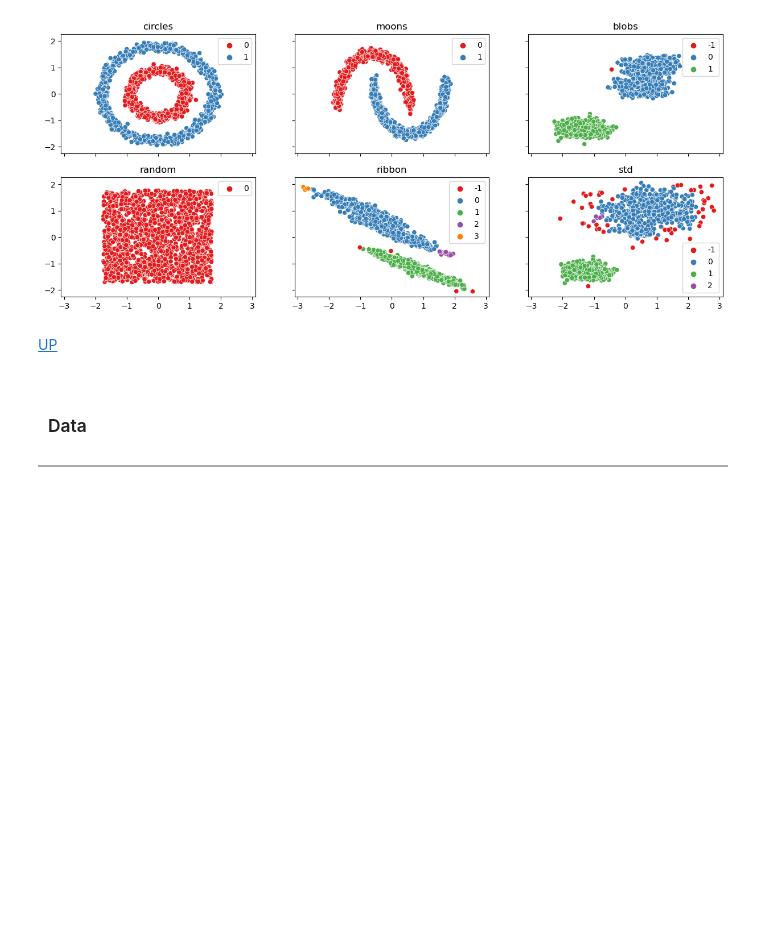
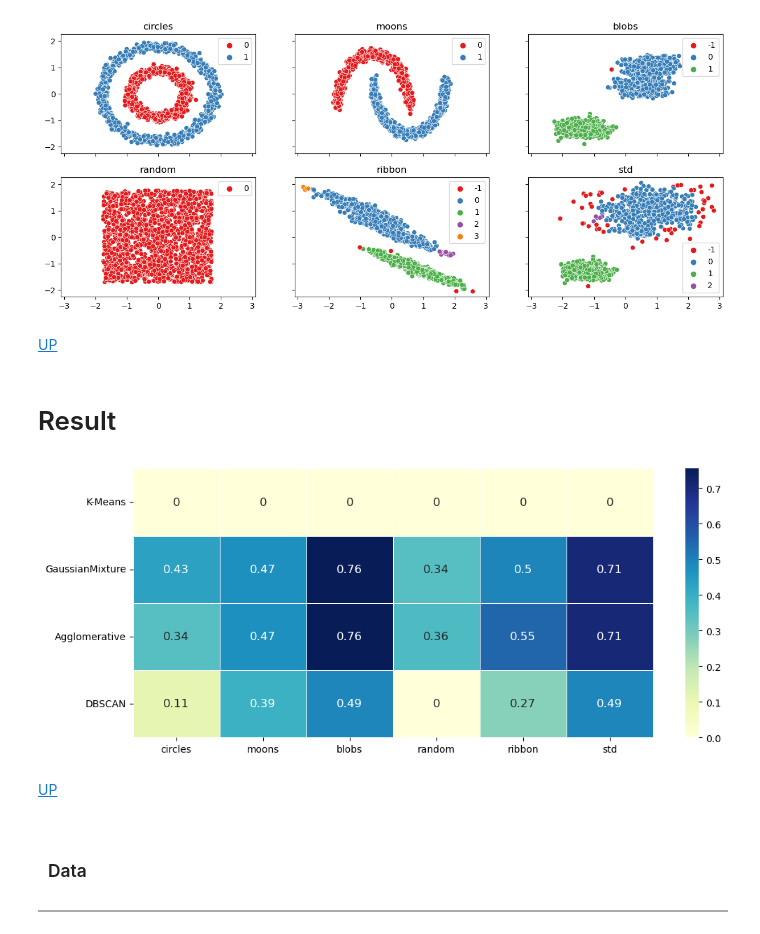
Before and after one commit to leopoldgerber/Machine-Learning, a Jupyter notebook: ML-7. Clustering.ipynb, the cells around one changed output. Cells and saved outputs as stored; diff of their text form; code cells hidden in the pictures; blank space fills up the shorter version.

```diff
--- a/ML-7. Clustering.ipynb
+++ b/ML-7. Clustering.ipynb
@@ -220,6 +273,8 @@ plt.show()
 </div>
 </left>
 # %%
+gmm_silhouette_score = []
+
 datasets_params_list = [
     (noisy_circles, {'n_components': 10}),
     (noisy_moons, {'n_components': 6}),
@@ -235,7 +290,13 @@ for i, (x_train, gmm_params) in enumerate(datasets_params_list):
     gmm = GaussianMixture(n_components = gmm_params['n_components'], max_iter = 100, init_params = 'k-means++'
                           , tol = .0001, random_state = 11)
     gmm.fit(x_train)
-    y_pred = np.hstack([x_train, gmm.predict(x_train).reshape(-1, 1)])
+    predict = gmm.predict(x_train)
+    y_pred = np.hstack([x_train, predict.reshape(-1, 1)])
+
+    if len(np.unique(predict)) > 1 and len(np.unique(predict)) < 100:
+        gmm_silhouette_score.append(silhouette_score(x_train, predict))
+    else:
+        gmm_silhouette_score.append(0.)
 
     if i // 3 == 0:
         sns.scatterplot(x = y_pred[:, 0], y = y_pred[:, 1], hue = y_pred[:, 2].astype(np.int)
@@ -318,6 +379,8 @@ plt.show()
 </div>
 </left>
 # %%
+agg_silhouette_score = []
+
 datasets_params_list = [
     (noisy_circles, {'n_clusters': 2}),
     (noisy_moons, {'n_clusters': 6}),
@@ -333,7 +396,13 @@ for i, (x_train, agg_params) in enumerate(datasets_params_list):
     agg = AgglomerativeClustering(n_clusters = agg_params['n_clusters'], affinity='euclidean'
                                  , linkage='ward')
     agg.fit(x_train)
-    y_pred = np.hstack([x_train, (agg.labels_).reshape(-1, 1)])
+    predict = agg.labels_
+    y_pred = np.hstack([x_train, (predict).reshape(-1, 1)])
+
+    if len(np.unique(predict)) > 1 and len(np.unique(predict)) < 100:
+        agg_silhouette_score.append(silhouette_score(x_train, predict))
+    else:
+        agg_silhouette_score.append(0.)
 
     if i // 3 == 0:
         sns.scatterplot(x = y_pred[:, 0], y = y_pred[:, 1], hue = y_pred[:, 2].astype(np.int)
@@ -471,6 +540,8 @@ plt.show()
 </div>
 </left>
 # %%
+dbscan_silhouette_score = []
+
 datasets_params_list = [
     (noisy_circles, {'eps': 0.3, 'min_samples': 2}),
     (noisy_moons, {'eps': 0.3, 'min_samples': 10}),
@@ -485,7 +556,13 @@ for i, (x_train, dbscan_params) in enumerate(datasets_params_list):
     x_train = StandardScaler().fit_transform(x_train)
     dbscan = DBSCAN(eps = dbscan_params['eps'], min_samples = dbscan_params['min_samples'])
     dbscan.fit(x_train)
-    y_pred = np.hstack([x_train, (dbscan.labels_).reshape(-1, 1)])
+    predict = dbscan.labels_
+    y_pred = np.hstack([x_train, (predict).reshape(-1, 1)])
+
+    if len(np.unique(predict)) > 1 and len(np.unique(predict)) < 100:
+        dbscan_silhouette_score.append(silhouette_score(x_train, predict))
+    else:
+        dbscan_silhouette_score.append(0.)
 
     if i // 3 == 0:
         sns.scatterplot(x = y_pred[:, 0], y = y_pred[:, 1], hue = y_pred[:, 2].astype(np.int)
@@ -502,6 +579,24 @@ plt.show()
 [figure]
 # %% [markdown]
 [UP](#toc)
+# %% [markdown]
+<a id = 'result'></a>
+# Result
+# %%
+models_names = ['K-Means', 'GaussianMixture', 'Agglomerative', 'DBSCAN']
+
+result_df = pd.DataFrame(np.c_[kmeans_silhouette_score, gmm_silhouette_score
+                               , agg_silhouette_score, dbscan_silhouette_score]
+                         , index = datasets_names_list, columns = models_names).T
+
+fig, axes = plt.subplots(1, 1, figsize = (12, 5))
+sns.heatmap(result_df, annot = True, annot_kws = {'size':12}, cmap = 'YlGnBu', cbar = True
+            , ax = axes, linewidths = .5)#, linecolor = 'black')
+plt.show()
+# %% [output]
+[figure, added]
+# %% [markdown]
+[UP](#toc)
 # %% [markdown]
 <left>
 <div style="color:white;
```
Also changed, not shown: parts of 9 cells of this notebook.
